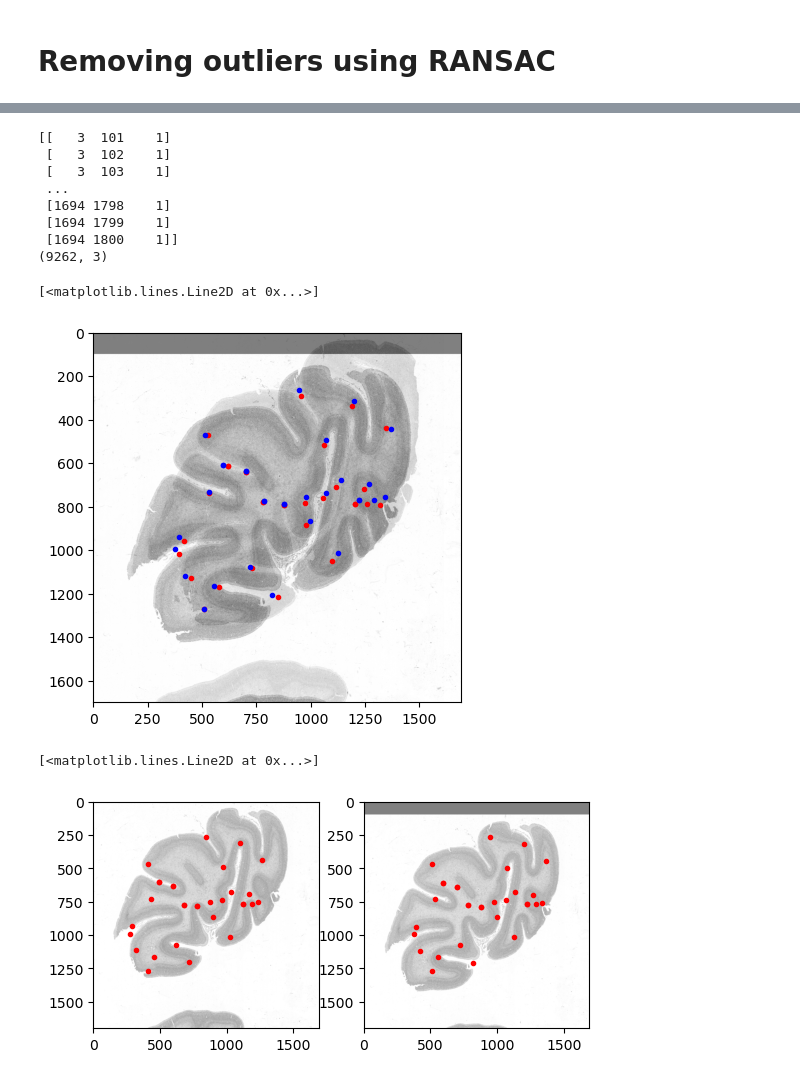
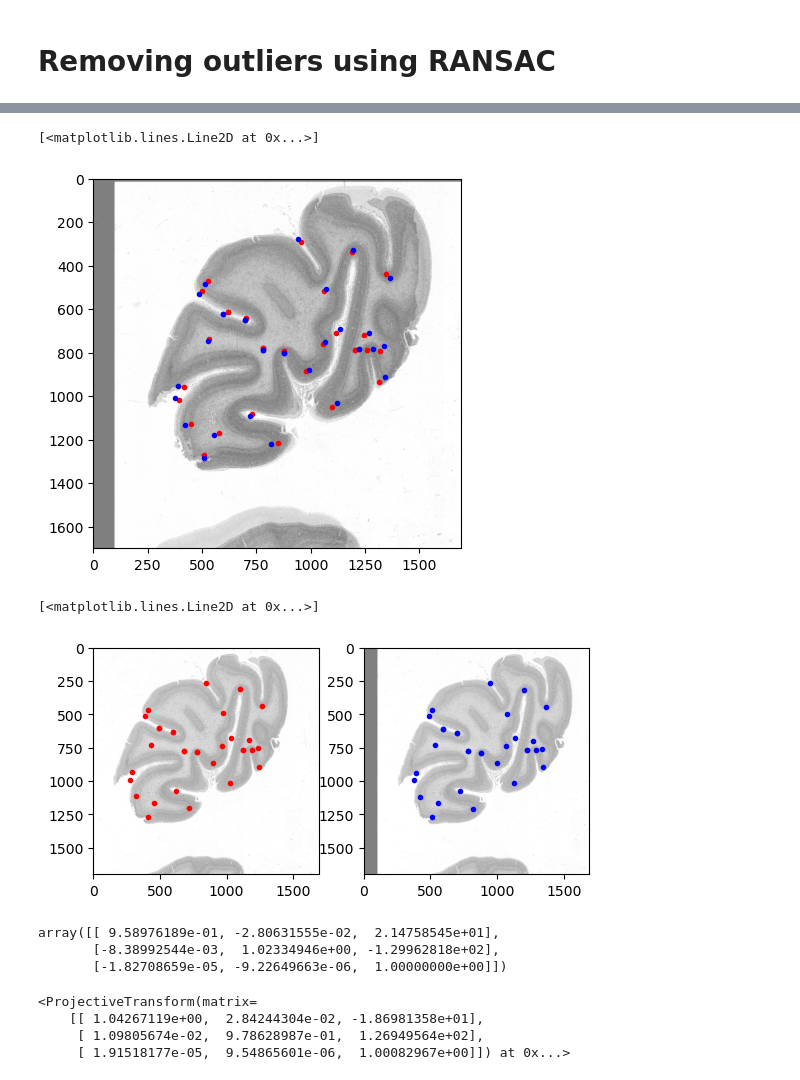
Before and after one commit to SAutum/ai-ds, a Jupyter notebook: cv/hongli/project1/project1.ipynb, the cells around one changed output, grey strips where cells are left out. Drawn from its saved outputs; the diff is of its cells as text; code cells hidden in the pictures.

```diff
--- a/cv/hongli/project1/project1.ipynb
+++ b/cv/hongli/project1/project1.ipynb
@@ -188,61 +182,66 @@ print(keypoints[1][matches_remove[0, 1]])
 # %%
 T = np.eye(3)
-T[:2, 2] = keypoints[0][matches_remove[0, 0]] - keypoints[1][matches_remove[0, 1]]
+T[:2, 2] = (keypoints[0][matches_remove[:, 0]] - keypoints[1][matches_remove[:, 1]]).mean(axis=0)
 
-def translate_image(image, T):
-    y_size, x_size = image.shape
+def transform_image(image, T):
+    x_size, y_size = image.shape
     x_coords, y_coords = np.mgrid[:x_size, :y_size]
     points = np.stack([x_coords.ravel(), y_coords.ravel()], axis=1)
     points_h = np.concatenate([points, np.ones((len(points), 1))], axis=1)
     points_t = (T @ points_h.T).T
 
     output_img = np.zeros_like(image)
 
     points_t = points_t.round().astype(int)
-    print(points_t)
     inside_mask = (points_t[:, 0] >= 0) & (points_t[:, 0] < x_size) & (points_t[:, 1] >= 0) & (points_t[:, 1] < y_size)
     points_t_inside = points_t[inside_mask, :]
     # get coordinate
     x_coords_t, y_coords_t, _ = points_t_inside.T
     x_src, y_src = points[inside_mask, :].T
     # Attention: flip x and y again!
-    output_img[y_coords_t, x_coords_t] = image[y_src, x_src]
+    output_img[x_coords_t, y_coords_t] = image[x_src, y_src]
 
     return output_img
 
-def translate_points(keypoints, T):
+def transform_points(keypoints, T):
     points_h = np.concatenate([keypoints, np.ones((len(keypoints), 1))], axis=1)
-    print((T@ points_h.T).T.shape)
     return ((T @ points_h.T).T)[:,:2]
 
 
-image_1 = translate_image(images[1], T)
-keypoints_1 = translate_points(keypoints[1], T)
+image_1 = transform_image(images[1], T)
+keypoints_1 = transform_points(keypoints[1], T)
 
 ax = plt.subplot()
 
 # Display the image
 ax.imshow(images[0], cmap='gray', alpha=0.5)
-ax.imshow(image_1, cmap='gray', alpha=0.5)
+ax.imshow(images[1], cmap='Blues', alpha=0.5)
 ax.plot(keypoints[0][matches_remove[:, 0]][:, 1], keypoints[0][matches_remove[:, 0]][:, 0], 'r.')
 ax.plot(keypoints_1[matches_remove[:, 1]][:, 1], keypoints_1[matches_remove[:, 1]][:, 0], 'b.')
 # %% [output]
-[[   3  101    1]
- [   3  102    1]
- [   3  103    1]
- ...
- [1694 1798    1]
- [1694 1799    1]
- [1694 1800    1]]
-(9262, 3)
+[<matplotlib.lines.Line2D at 0x...>]
-[<matplotlib.lines.Line2D at 0x...>]
-[figure, old version]
+[figure, new version]
 # %%
 fig, ax = plt.subplots(1, 2)
 ax[0].imshow(images[1], cmap='gray', alpha=0.5)
 ax[1].imshow(image_1, cmap='gray', alpha=0.5)
 ax[0].plot(keypoints[1][matches_remove[:, 1]][:, 1], keypoints[1][matches_remove[:, 1]][:, 0], 'r.')
-ax[1].plot(keypoints_1[matches_remove[:, 1]][:, 1], keypoints_1[matches_remove[:, 1]][:, 0], 'r.')
+ax[1].plot(keypoints_1[matches_remove[:, 1]][:, 1], keypoints_1[matches_remove[:, 1]][:, 0], 'b.')
 # %% [output]
 [<matplotlib.lines.Line2D at 0x...>]
-[figure, old version]
+[figure, new version]
+# %%
+tform = transform.ProjectiveTransform()
+tform.estimate(keypoints[0][matches_remove[:, 0]], keypoints[1][matches_remove[:, 1]])
+tform.params
+# %% [output]
+array([[ 9.58976189e-01, -2.80631555e-02,  2.14758545e+01],
+       [-8.38992544e-03,  1.02334946e+00, -1.29962818e+02],
+       [-1.82708659e-05, -9.22649663e-06,  1.00000000e+00]])
+# %%
+tform.inverse
+# %% [output]
+<ProjectiveTransform(matrix=
+    [[ 1.04267119e+00,  2.84244304e-02, -1.86981358e+01],
+     [ 1.09805674e-02,  9.78628987e-01,  1.26949564e+02],
+     [ 1.91518177e-05,  9.54865601e-06,  1.00082967e+00]]) at 0x...>
```
Also changed, not shown: parts of 8 cells of this notebook.
